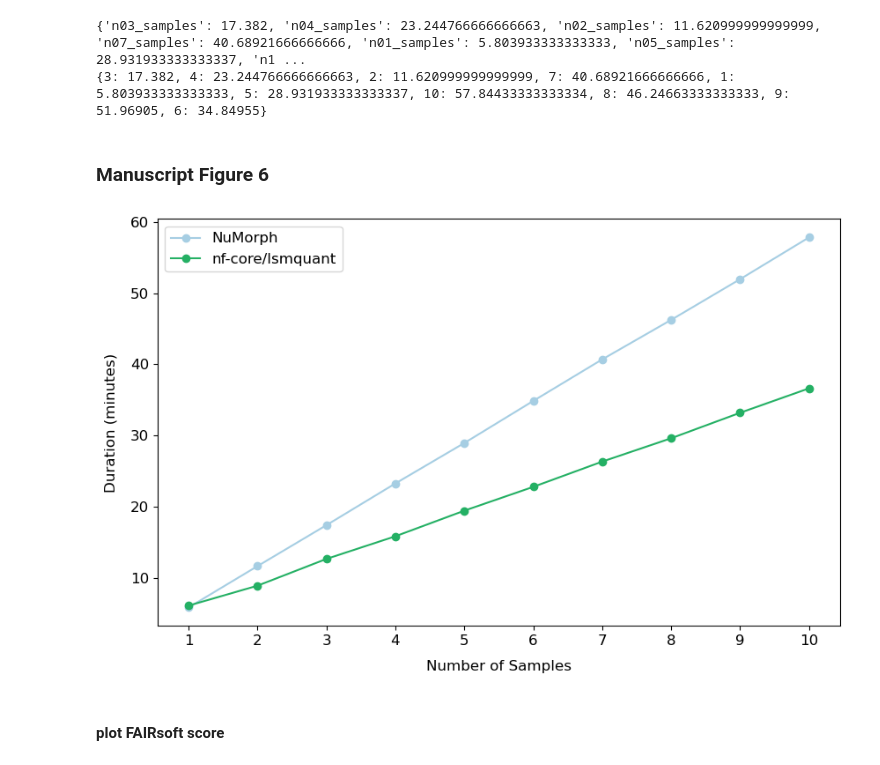
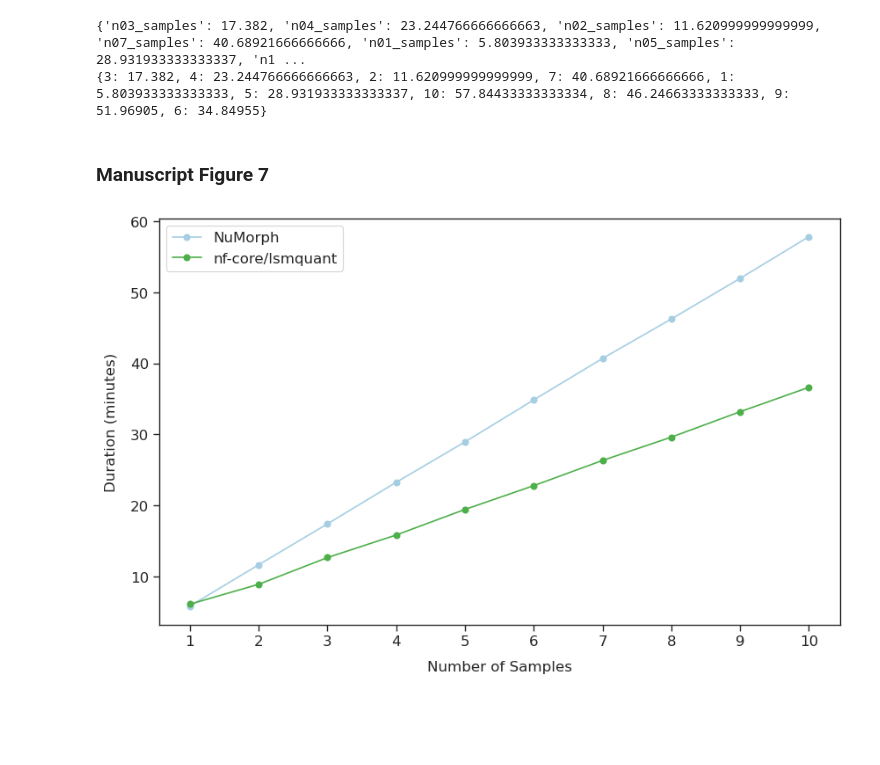
Before and after one commit to CaroAMN/rescue_orphan_code_results, a Jupyter notebook: resource_usage/resource_and_scaling_results.ipynb, the cells around one changed output. Saved outputs shown, nothing was run; the diff lists cells and outputs as text; code cells hidden in the pictures; blank space fills up the shorter version.

```diff
--- a/resource_usage/resource_and_scaling_results.ipynb
+++ b/resource_usage/resource_and_scaling_results.ipynb
@@ -567,11 +540,18 @@ metrics = [
     ("realtime", "Runtime", "Runtime [minutes]"),
     ("peak_rss",  "Peak RSS ", "Peak RSS [GiB]"),
 ]
+# --- SVG settings ------------------------------------------
+new_rc_params = {"text.usetex": False, "svg.fonttype": "none"}
+plt.rcParams.update(new_rc_params)
+sns.set_context("paper")
+sns.set_style("white", {"xtick.bottom": True, "ytick.left": True})
+locale.setlocale(locale.LC_ALL, "en_US.UTF-8")
+plt.rcParams["axes.formatter.use_locale"] = True
 
+# --- Create Plot ------------------------------------------
 fig = plt.figure(figsize=(16, 7))
 
 # Use the FULL figure width for the 2 bar plots side by side
-# (previously gs_outer[0] only used the left half, leaving the right half empty)
 gs_bar = GridSpec(
     1, 2, figure=fig,
     wspace=0.25,            # space between the two subplots
@@ -598,7 +578,7 @@ with sns.axes_style("whitegrid"):
 
         ax.spines[["top", "right"]].set_visible(False)
 
-# ── Single shared legend at the top ─────────────────────────────────────────
+# --- Single shared legend at the top ------------------------------------------
 handles = [mpatches.Patch(color=palette[s], label=s)
            for s in benchmark_df['software'].unique()]
 fig.legend(
@@ -613,7 +593,9 @@ fig.legend(
 )
 
 # Save figure
-plt.savefig("./Figures/Figure_5_resource_usage_test_dataset.png", dpi=300, bbox_inches="tight",
+plt.savefig("./figures/Figure_6_resource_usage_test_dataset.png", dpi=350, bbox_inches="tight",
+            facecolor="white")
+plt.savefig("./figures/Figure_6_resource_usage_test_dataset.svg", dpi=350, bbox_inches="tight",
             facecolor="white")
 plt.show()
 # %% [output]
@@ -910,27 +736,40 @@ print(numorph_scaling_data)
 # %% [markdown]
-### Manuscript Figure 6
+### Manuscript Figure 7
+# %%
+# read in the scaling results from csv
+scaling_df = pd.read_csv('./results/scaling_results.csv')
+scaling_df = scaling_df.sort_values(by='n_samples')
 # %%
 # plot the scaling results: x axis is n_samples and y axis is the duration in minutesfor numorph and nf-core/lsmquant
 # show all x axis ticks
+# --- SVG settings ------------------------------------------
+new_rc_params = {"text.usetex": False, "svg.fonttype": "none"}
+plt.rcParams.update(new_rc_params)
+sns.set_context("paper")
+sns.set_style("white", {"xtick.bottom": True, "ytick.left": True})
+locale.setlocale(locale.LC_ALL, "en_US.UTF-8")
+plt.rcParams["axes.formatter.use_locale"] = True
 plt.figure(figsize=(10, 6))
 
-numorph_sorted = sorted(numorph_scaling_data.items())
-lsmquant_sorted = sorted(lsmquant_scaling_data.items())
+#numorph_sorted = sorted(numorph_scaling_data.items())
+##lsmquant_sorted = sorted(lsmquant_scaling_data.items())
 
-numorph_x, numorph_y = zip(*numorph_sorted)
-lsmquant_x, lsmquant_y = zip(*lsmquant_sorted)
-
-plt.plot(numorph_x, numorph_y, marker='o', label='NuMorph', color="#a6cee3")
-plt.plot(lsmquant_x, lsmquant_y, marker='o', label='nf-core/lsmquant', color="#24B064")
+#numorph_x, numorph_y = zip(*numorph_sorted)
+#lsmquant_x, lsmquant_y = zip(*lsmquant_sorted)
+#
+#plt.plot(numorph_x, numorph_y, marker='o', label='NuMorph', color="#a6cee3")
+#plt.plot(lsmquant_x, lsmquant_y, marker='o', label='nf-core/lsmquant', color="#24B064")
+plt.plot(scaling_df[scaling_df['software'] == 'NuMorph']['n_samples'], scaling_df[scaling_df['software'] == 'NuMorph']['runtime'], marker='o', label='NuMorph', color=palette["NuMorph"])
+plt.plot(scaling_df[scaling_df['software'] == 'nf-core/lsmquant']['n_samples'], scaling_df[scaling_df['software'] == 'nf-core/lsmquant']['runtime'], marker='o', label='nf-core/lsmquant', color=palette["nf-core/lsmquant"])
 
 plt.xlabel('Number of Samples', fontsize=12, labelpad=10)
-plt.xticks(numorph_x, fontsize=12)  # show all x-axis ticks, now in correct sorted order
+plt.xticks(scaling_df['n_samples'].unique(), fontsize=12)  # show all x-axis ticks, now in correct sorted order
 plt.yticks(fontsize=12)
 plt.ylabel('Duration (minutes)', fontsize=12, labelpad=10)
 plt.legend(fontsize=12)
-plt.savefig("./Figures/Figure_6_scaling.png", dpi=300, bbox_inches="tight", facecolor="white")
+
+plt.savefig("./figures/Figure_7_scaling.png", dpi=350, bbox_inches="tight", facecolor="white")
+plt.savefig("./figures/Figure_7_scaling.svg", dpi=350, bbox_inches="tight", facecolor="white")
 plt.show()
 # %% [output]
-[figure, old version]
+[figure, new version]
-# %% [markdown]
-#### plot FAIRsoft score
```
Also changed, not shown: parts of 14 cells of this notebook, 15 other files.
